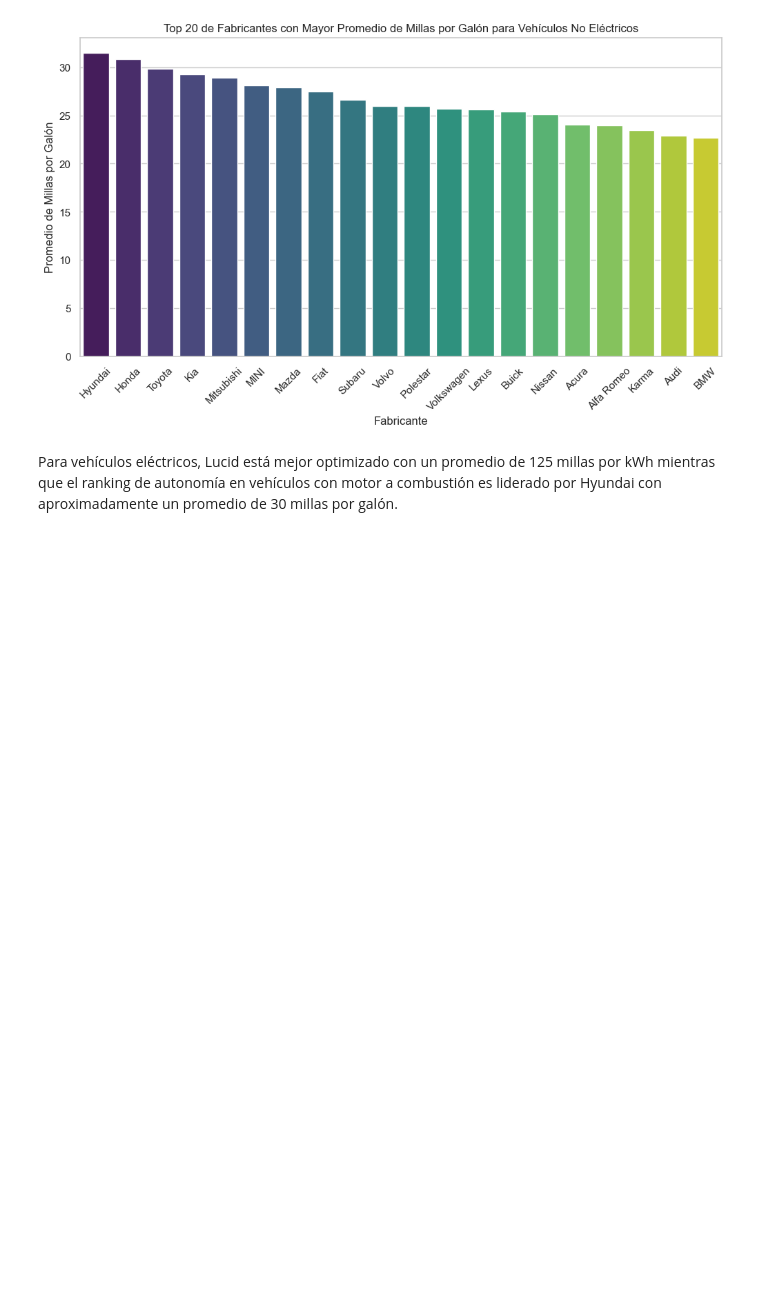
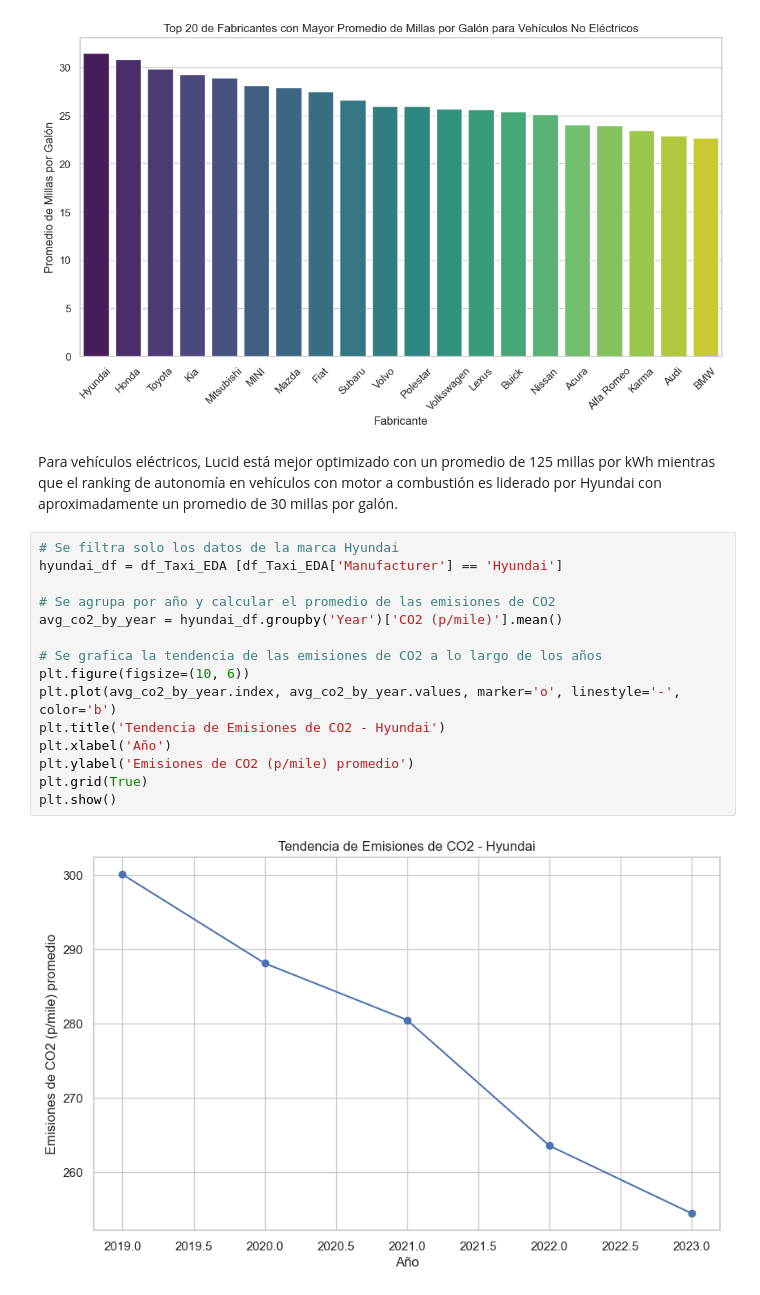
Before and after one commit to MatiasBarna/Proyecto-Final-Taxi_CO2, a Jupyter notebook: EDA/EDA_Taxis_Fuel.ipynb, the cells around one changed output. Saved outputs shown, nothing was run; the diff lists cells and outputs as text; blank space fills up the shorter version.

```diff
--- a/EDA/EDA_Taxis_Fuel.ipynb
+++ b/EDA/EDA_Taxis_Fuel.ipynb
@@ -244,3 +333,20 @@ plt.show()
 [figure]
 # %% [markdown]
 Para vehículos eléctricos, Lucid está mejor optimizado con un promedio de 125 millas por kWh mientras que el ranking de autonomía en vehículos con motor a combustión es liderado por Hyundai con aproximadamente un promedio de 30 millas por galón.
+# %%
+# Se filtra solo los datos de la marca Hyundai
+hyundai_df = df_Taxi_EDA [df_Taxi_EDA['Manufacturer'] == 'Hyundai']
+
+# Se agrupa por año y calcular el promedio de las emisiones de CO2
+avg_co2_by_year = hyundai_df.groupby('Year')['CO2 (p/mile)'].mean()
+
+# Se grafica la tendencia de las emisiones de CO2 a lo largo de los años
+plt.figure(figsize=(10, 6))
+plt.plot(avg_co2_by_year.index, avg_co2_by_year.values, marker='o', linestyle='-', color='b')
+plt.title('Tendencia de Emisiones de CO2 - Hyundai')
+plt.xlabel('Año')
+plt.ylabel('Emisiones de CO2 (p/mile) promedio')
+plt.grid(True)
+plt.show()
+# %% [output]
+[figure, added]
```
Also changed, not shown: parts of 12 cells of this notebook, 3 other files.
